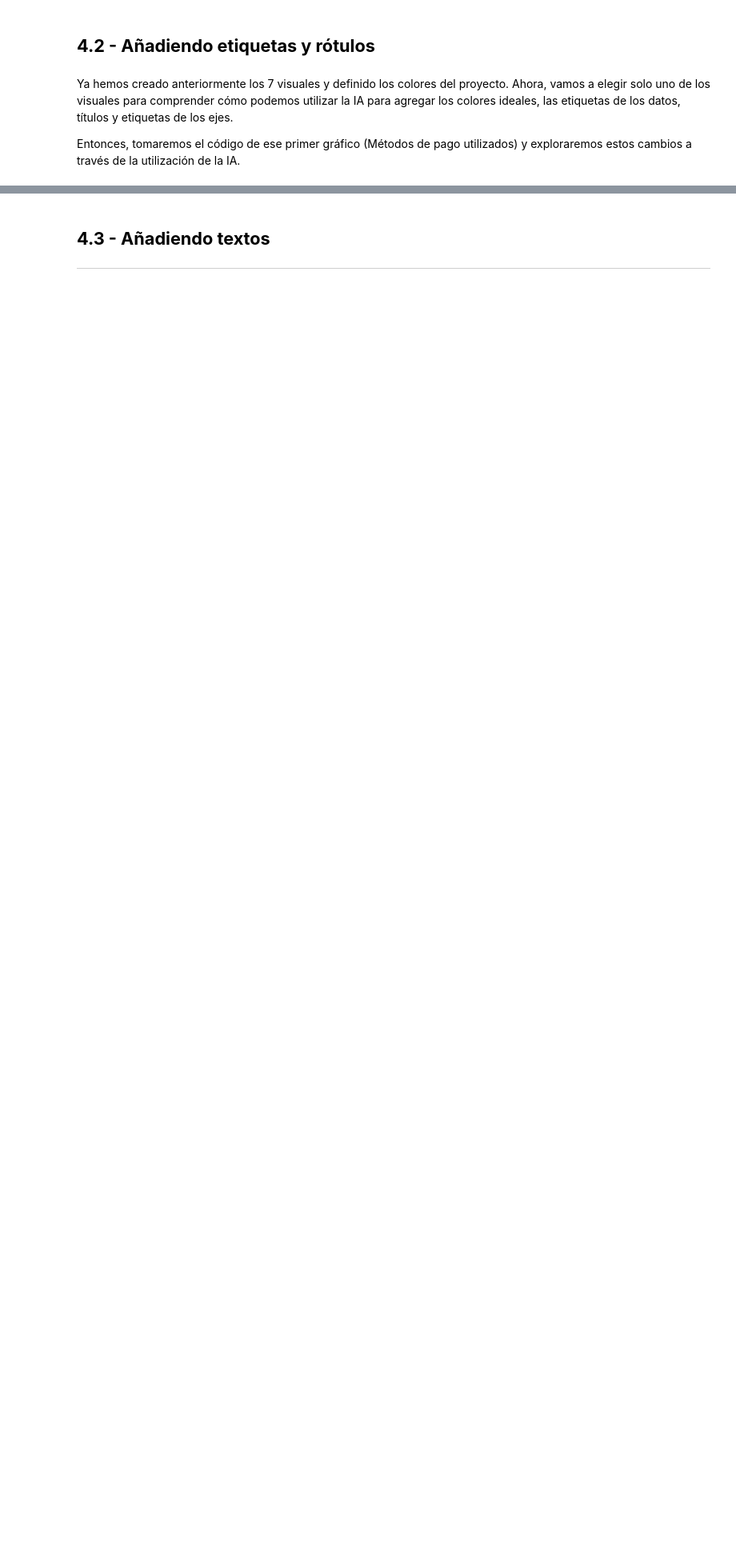
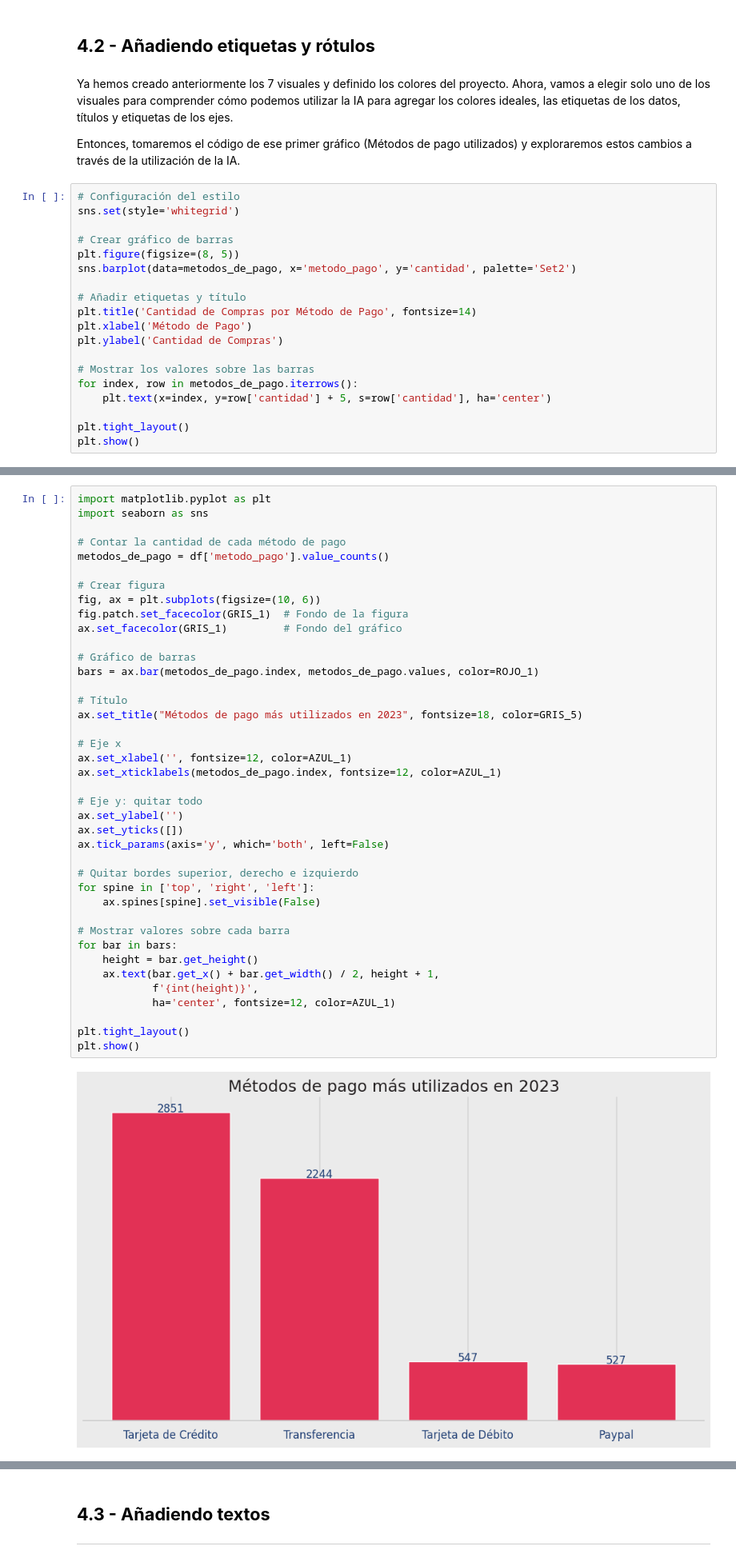
Before and after one commit to Juans1604/AluraStoreLatam, a Jupyter notebook: IA_aplicada_a_ciencia_de_datos.ipynb, the cells around one changed output, grey strips where cells are left out. Shown at 80% size. Drawn from its saved outputs; the diff is of its cells as text; blank space fills up the shorter version.

```diff
--- a/IA_aplicada_a_ciencia_de_datos.ipynb
+++ b/IA_aplicada_a_ciencia_de_datos.ipynb
@@ -1248,3 +1265,22 @@ Mientras que la IA puede realizar tareas complejas, como análisis de datos y re
 Ya hemos creado anteriormente los 7 visuales y definido los colores del proyecto. Ahora, vamos a elegir solo uno de los visuales para comprender cómo podemos utilizar la IA para agregar los colores ideales, las etiquetas de los datos, títulos y etiquetas de los ejes.
 
 Entonces, tomaremos el código de ese primer gráfico (Métodos de pago utilizados) y exploraremos estos cambios a través de la utilización de la IA.
+# %%
+# Configuración del estilo
+sns.set(style='whitegrid')
+
+# Crear gráfico de barras
+plt.figure(figsize=(8, 5))
+sns.barplot(data=metodos_de_pago, x='metodo_pago', y='cantidad', palette='Set2')
+
+# Añadir etiquetas y título
+plt.title('Cantidad de Compras por Método de Pago', fontsize=14)
+plt.xlabel('Método de Pago')
+plt.ylabel('Cantidad de Compras')
+
+# Mostrar los valores sobre las barras
+for index, row in metodos_de_pago.iterrows():
+    plt.text(x=index, y=row['cantidad'] + 5, s=row['cantidad'], ha='center')
+
+plt.tight_layout()
+plt.show()
@@ -1262,6 +1300,48 @@ Las etiquetas del eje y (yticks) deben ser suprimidas así como la etiqueta del
 Además, es necesario mostrar el total de cada método de pago encima de cada columna, con el texto también en el color AZUL_1 y tamaño 12.
 
 Utiliza las bibliotecas de visualización de datos de Python para crear esta visualización. Recuerda que las variables de los colores que estamos utilizando tienen valores de colores ya en hexadecimal.
+# %%
+import matplotlib.pyplot as plt
+import seaborn as sns
+
+# Contar la cantidad de cada método de pago
+metodos_de_pago = df['metodo_pago'].value_counts()
+
+# Crear figura
+fig, ax = plt.subplots(figsize=(10, 6))
+fig.patch.set_facecolor(GRIS_1)  # Fondo de la figura
+ax.set_facecolor(GRIS_1)         # Fondo del gráfico
+
+# Gráfico de barras
+bars = ax.bar(metodos_de_pago.index, metodos_de_pago.values, color=ROJO_1)
+
+# Título
+ax.set_title("Métodos de pago más utilizados en 2023", fontsize=18, color=GRIS_5)
+
+# Eje x
+ax.set_xlabel('', fontsize=12, color=AZUL_1)
+ax.set_xticklabels(metodos_de_pago.index, fontsize=12, color=AZUL_1)
+
+# Eje y: quitar todo
+ax.set_ylabel('')
+ax.set_yticks([])
+ax.tick_params(axis='y', which='both', left=False)
+
+# Quitar bordes superior, derecho e izquierdo
+for spine in ['top', 'right', 'left']:
+    ax.spines[spine].set_visible(False)
+
+# Mostrar valores sobre cada barra
+for bar in bars:
+    height = bar.get_height()
+    ax.text(bar.get_x() + bar.get_width() / 2, height + 1,
+            f'{int(height)}',
+            ha='center', fontsize=12, color=AZUL_1)
+
+plt.tight_layout()
+plt.show()
+# %% [output]
+[figure, added]
 # %% [markdown]
 <font color="7b71ff" size=4> Comentarios: </font>
 
```
Also changed, not shown: parts of 7 cells of this notebook.
